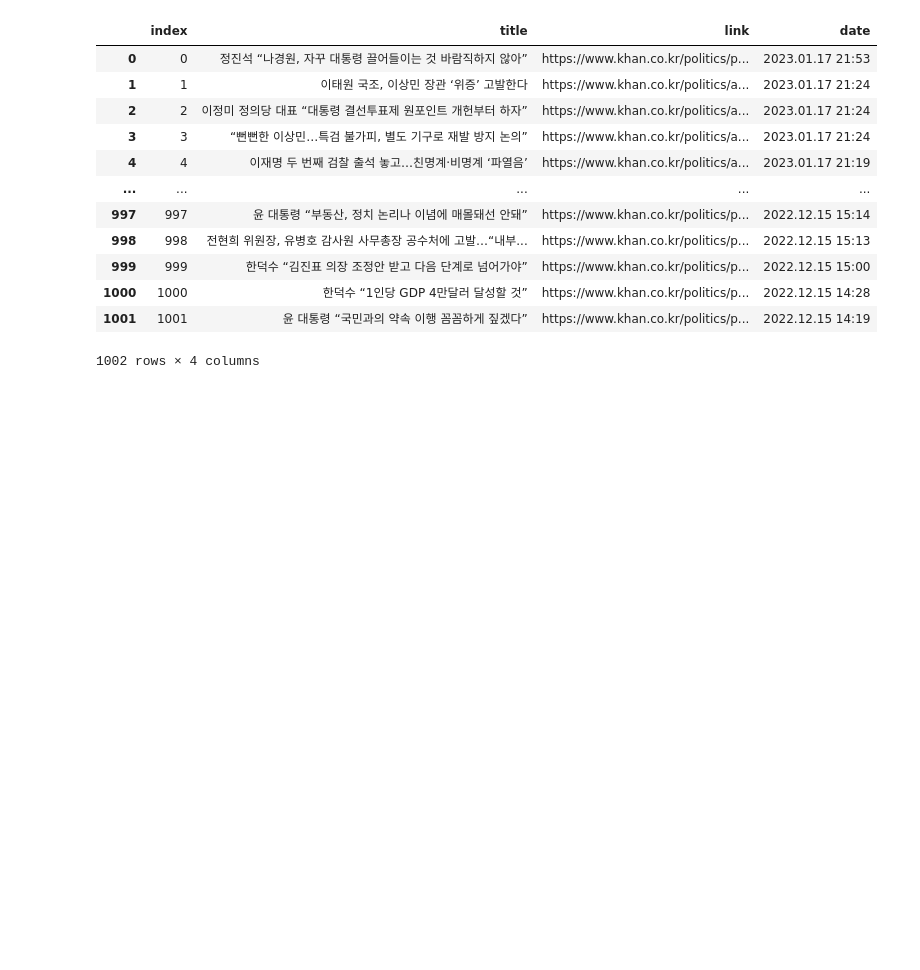
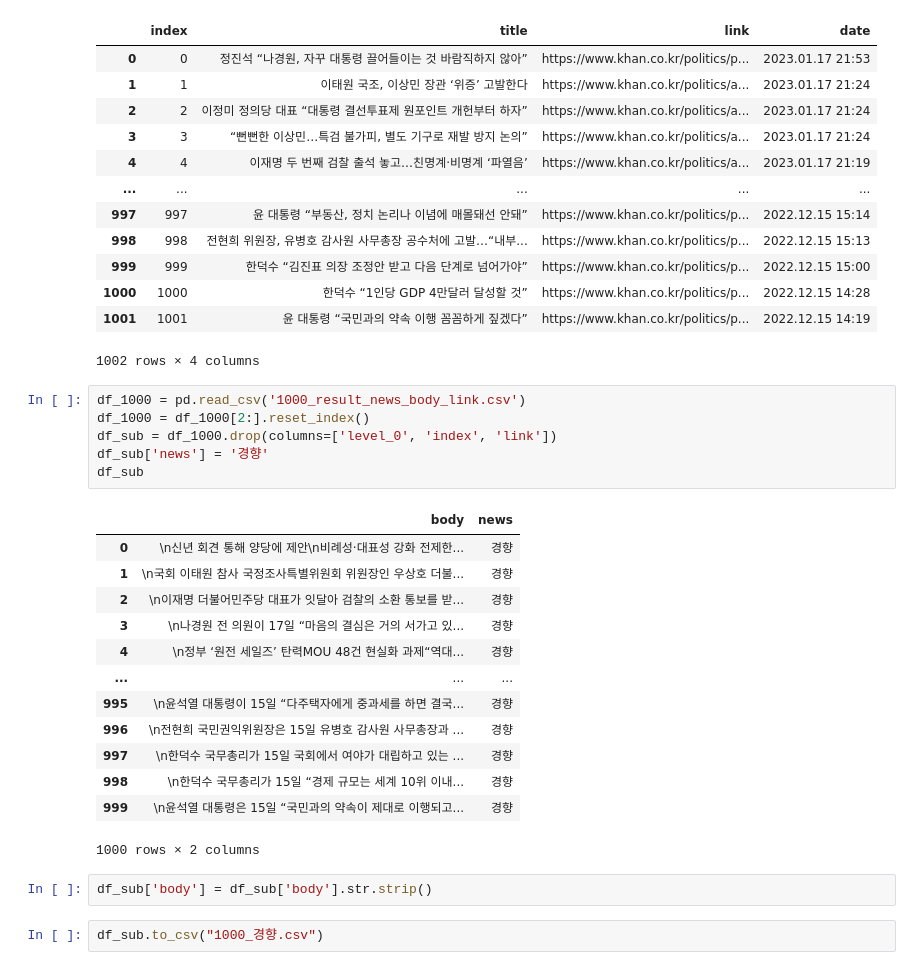
Before and after one commit to jibin86/Honey_Politics_News, a Jupyter notebook: crawling/1000_crawling_link_concat.ipynb, the cells around one changed output. Saved outputs shown, nothing was run; the diff lists cells and outputs as text; blank space fills up the shorter version.

```diff
--- a/crawling/1000_crawling_link_concat.ipynb
+++ b/crawling/1000_crawling_link_concat.ipynb
@@ -145,3 +145,27 @@ df
 | 1000 | 1000 | 한덕수 “1인당 GDP 4만달러 달성할 것” | https://www.khan.co.kr/politics/p... | 2022.12.15 14:28 |
 | 1001 | 1001 | 윤 대통령 “국민과의 약속 이행 꼼꼼하게 짚겠다” | https://www.khan.co.kr/politics/p... | 2022.12.15 14:19 |
 1002 rows × 4 columns
+# %%
+df_1000 = pd.read_csv('1000_result_news_body_link.csv')
+df_1000 = df_1000[2:].reset_index()
+df_sub = df_1000.drop(columns=['level_0', 'index', 'link'])
+df_sub['news'] = '경향'
+df_sub
+# %% [output]
+|  | body | news |
+| 0 | \n신년 회견 통해 양당에 제안\n비례성·대표성 강화 전제한... | 경향 |
+| 1 | \n국회 이태원 참사 국정조사특별위원회 위원장인 우상호 더불... | 경향 |
+| 2 | \n이재명 더불어민주당 대표가 잇달아 검찰의 소환 통보를 받... | 경향 |
+| 3 | \n나경원 전 의원이 17일 “마음의 결심은 거의 서가고 있... | 경향 |
+| 4 | \n정부 ‘원전 세일즈’ 탄력MOU 48건 현실화 과제“역대... | 경향 |
+| ... | ... | ... |
+| 995 | \n윤석열 대통령이 15일 “다주택자에게 중과세를 하면 결국... | 경향 |
+| 996 | \n전현희 국민권익위원장은 15일 유병호 감사원 사무총장과 ... | 경향 |
+| 997 | \n한덕수 국무총리가 15일 국회에서 여야가 대립하고 있는 ... | 경향 |
+| 998 | \n한덕수 국무총리가 15일 “경제 규모는 세계 10위 이내... | 경향 |
+| 999 | \n윤석열 대통령은 15일 “국민과의 약속이 제대로 이행되고... | 경향 |
+1000 rows × 2 columns
+# %%
+df_sub['body'] = df_sub['body'].str.strip()
+# %%
+df_sub.to_csv("1000_경향.csv")
```
Also changed, not shown: 2 other files.
